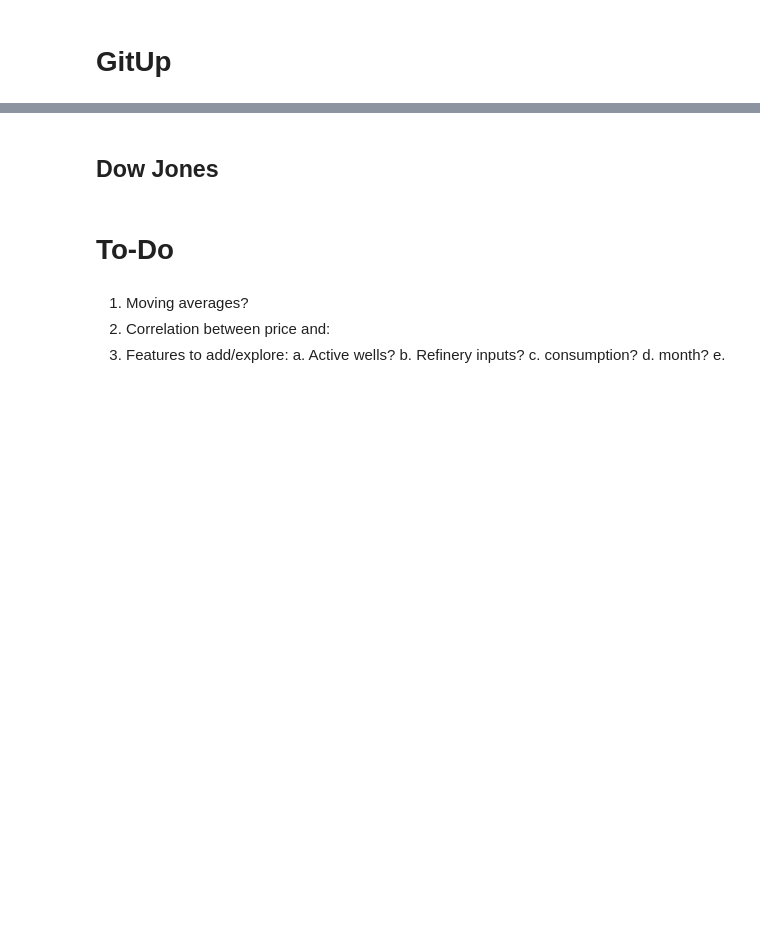
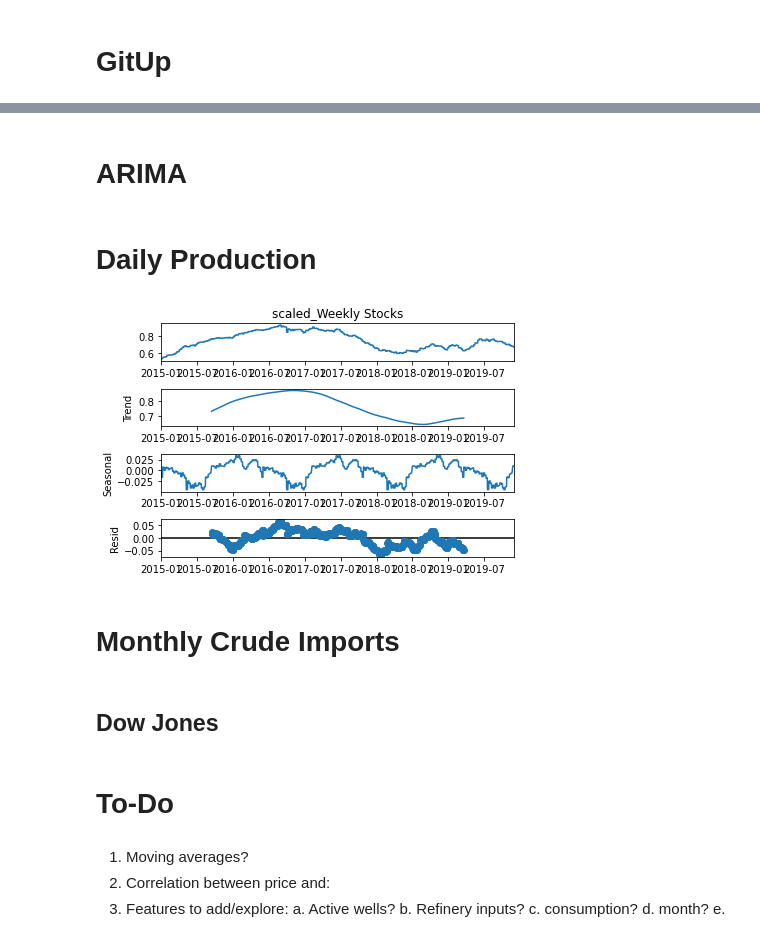
Before and after one commit to UmarsPortfolio/CrudeOilApp, a Jupyter notebook: MainAnalysis.ipynb, the cells around one changed output, grey strips where cells are left out. Cells and saved outputs as stored; diff of their text form; code cells hidden in the pictures; blank space fills up the shorter version.

```diff
--- a/MainAnalysis.ipynb
+++ b/MainAnalysis.ipynb
@@ -21,4 +71,15 @@ dep.ingest(daily_price)
+# %% [markdown]
+# ARIMA
+# %% [markdown]
+# Daily Production
 # %%
 desc = ''
 daily_production = EIA_Series('Weekly Stocks','PET.WTTSTUS1.W')
 dep.ingest(daily_production)
+
+x2 = daily_production.scaled.asfreq(freq='B').fillna(method='ffill')
+x2 = x2['2015-01-01':'2019-12-01']
+result = seasonal_decompose(x2, model='additive',period=365)
+result.plot();
+# %% [output]
+[figure, added]
@@ -27,3 +131,5 @@ dep.originals
+# %% [markdown]
+# Monthly Crude Imports
 # %%
 desc = 'US imports of crude oil, monthly'
 
```
Also changed, not shown: parts of 18 cells of this notebook, 32 other files.
